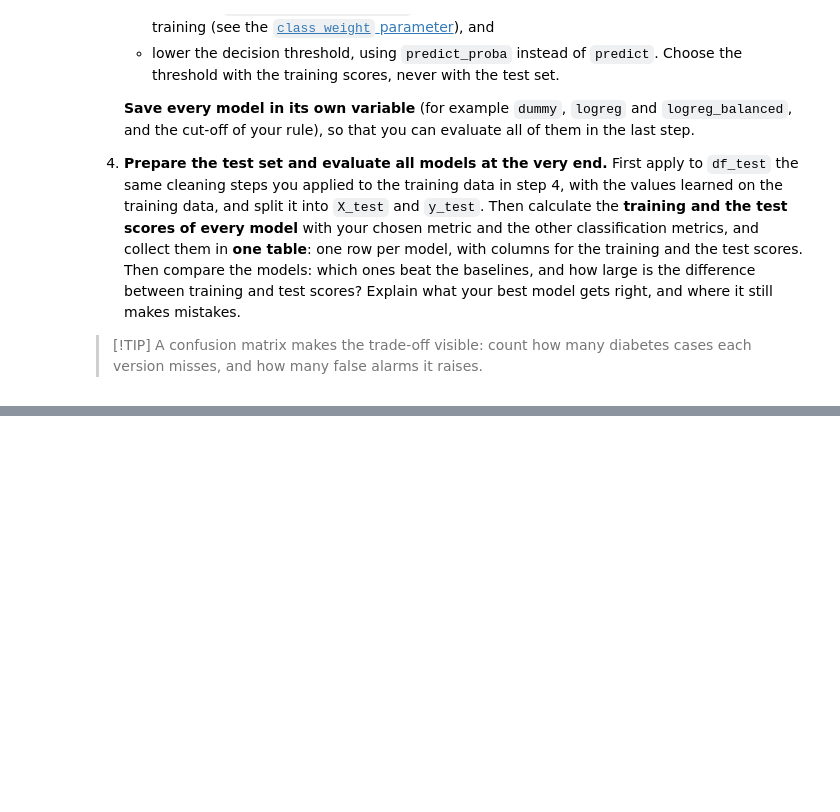
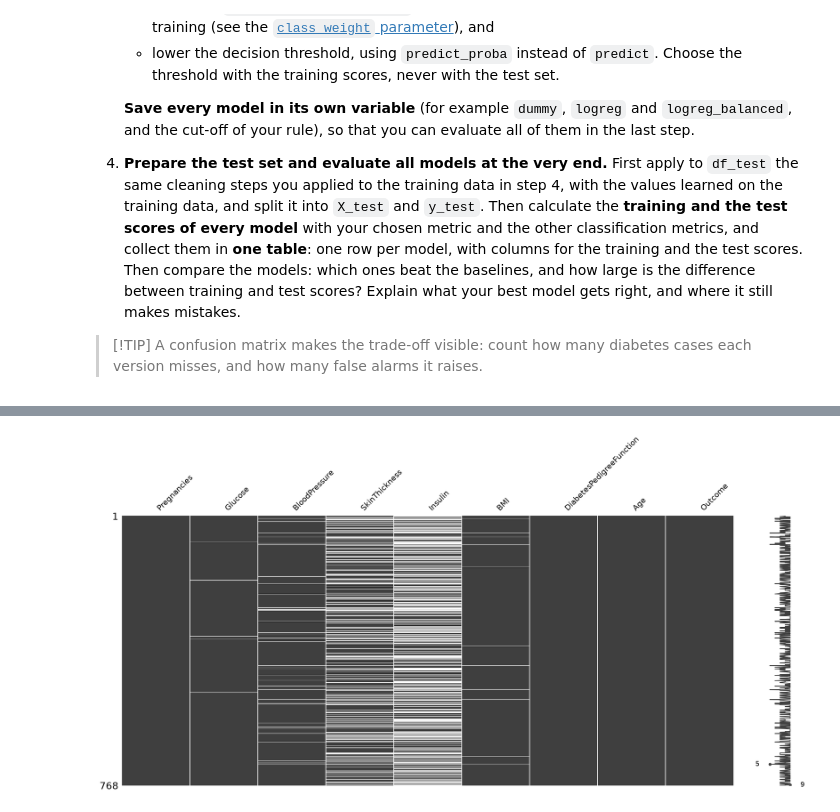
Before and after one commit to khaldounalhanawi/Project-Diabetes, a Jupyter notebook: 01_diabetes_project.ipynb, the cells around one changed output, grey strips where cells are left out. Saved outputs shown, nothing was run; the diff lists cells and outputs as text; code cells hidden in the pictures; blank space fills up the shorter version.

```diff
--- a/01_diabetes_project.ipynb
+++ b/01_diabetes_project.ipynb
@@ -97,0 +165,4 @@ from sklearn.metrics import (
+# %%
+msno.matrix(tempDf);
+# %% [output]
+[figure, added]
```
Also changed, not shown: parts of 34 cells of this notebook, 3 other files.
